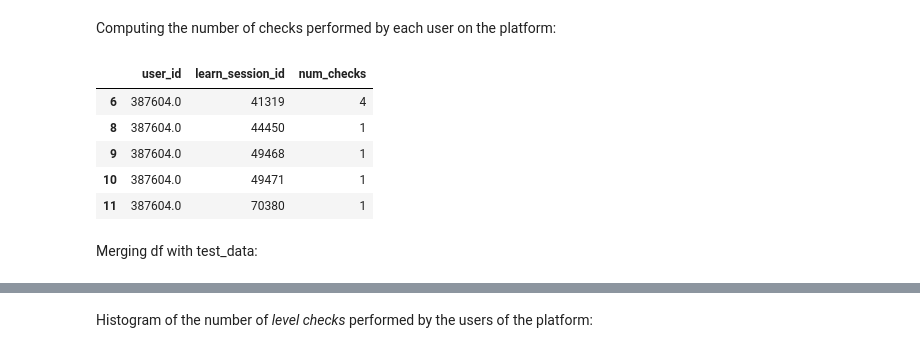
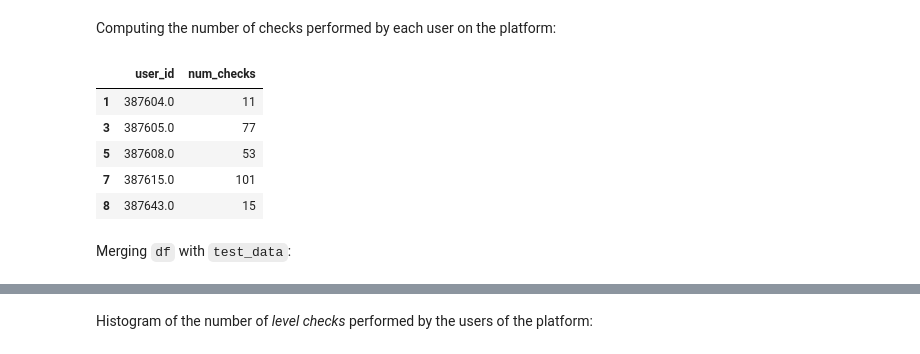
Before and after one commit to ML4BD/milestone-4-roguesgallery, a Jupyter notebook: notebooks/Milestone04/m4_lernnavi_343154.ipynb, the cells around one changed output, grey strips where cells are left out. Saved outputs shown, nothing was run; the diff lists cells and outputs as text; code cells hidden in the pictures.

```diff
--- a/notebooks/Milestone04/m4_lernnavi_343154.ipynb
+++ b/notebooks/Milestone04/m4_lernnavi_343154.ipynb
@@ -71,19 +70,19 @@ Justification of the cleaning decision: our goal is to predict user's success in
 # %% [markdown]
 Computing the number of checks performed by each user on the platform:
 # %%
-test_data = pd.DataFrame(df.groupby(['user_id', 'learn_session_id', 'type_id']).size())
+test_data = pd.DataFrame(df.groupby(['user_id', 'type_id']).size())
 test_data = test_data.reset_index()
 test_data = test_data[test_data['type_id'] == 2]
 test_data = test_data.rename(columns = {0 : "num_checks"}, errors = "raise")
 test_data = test_data.drop(columns = ['type_id'])
 test_data.head()
 # %% [output]
-|  | user_id | learn_session_id | num_checks |
-| 6 | 387604.0 | 41319 | 4 |
-| 8 | 387604.0 | 44450 | 1 |
-| 9 | 387604.0 | 49468 | 1 |
-| 10 | 387604.0 | 49471 | 1 |
-| 11 | 387604.0 | 70380 | 1 |
+|  | user_id | num_checks |
+| 1 | 387604.0 | 11 |
+| 3 | 387605.0 | 77 |
+| 5 | 387608.0 | 53 |
+| 7 | 387615.0 | 101 |
+| 8 | 387643.0 | 15 |
 # %% [markdown]
-Merging df with test_data:
+Merging `df` with `test_data`:
 # %%
```
Also changed, not shown: parts of 95 cells of this notebook, 1 other file.
